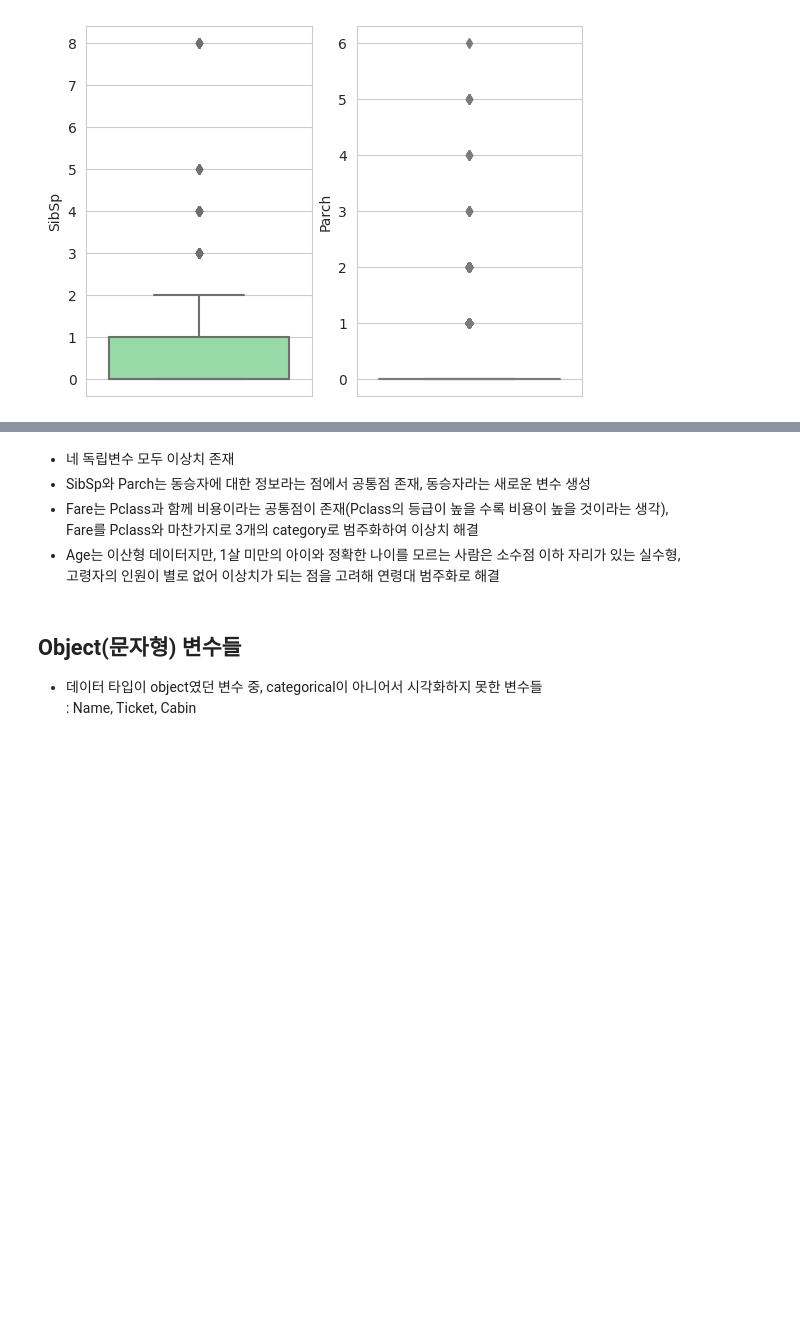
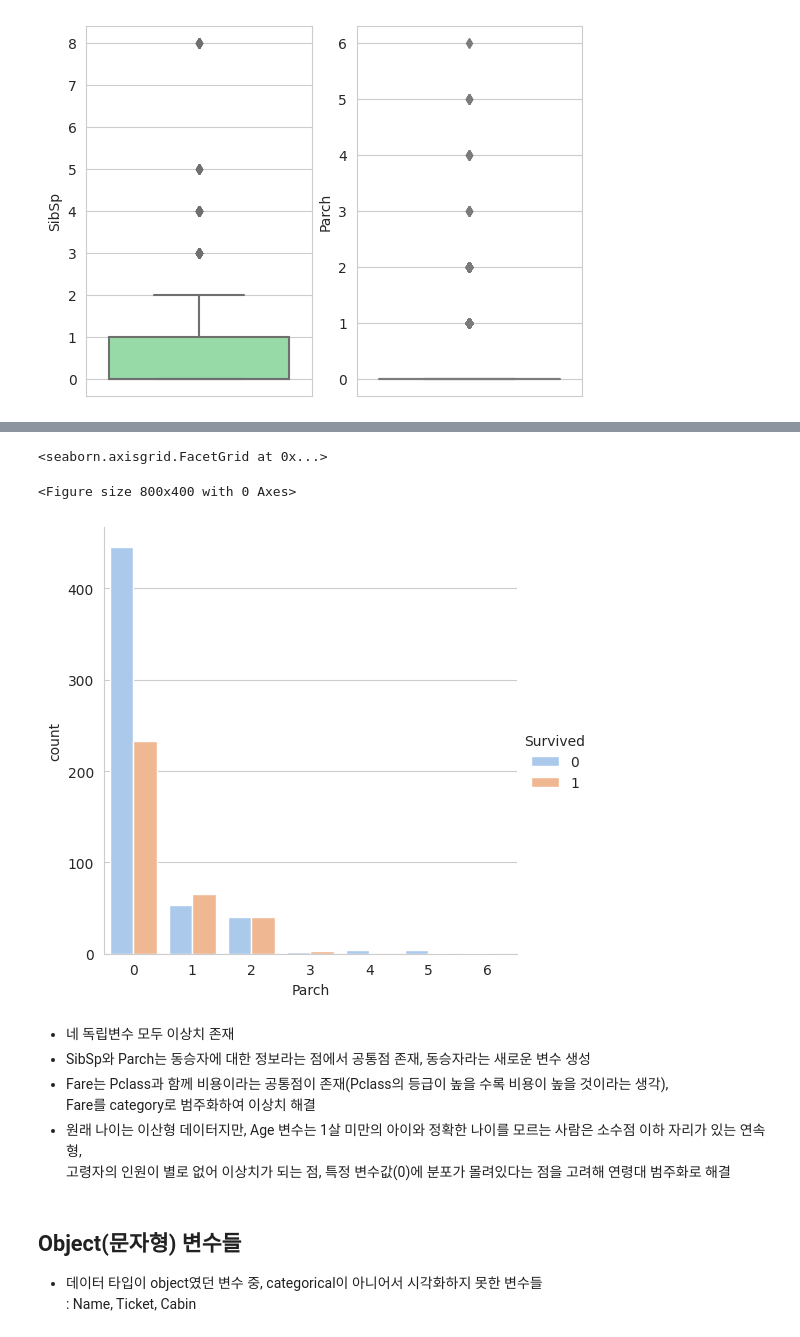
Before and after one commit to MKBD0102/Study, a Jupyter notebook: TitanicPractice_M.ipynb, the cells around one changed output, grey strips where cells are left out. Cells and saved outputs as stored; diff of their text form; code cells hidden in the pictures; blank space fills up the shorter version.

```diff
--- a/TitanicPractice_M.ipynb
+++ b/TitanicPractice_M.ipynb
@@ -315,10 +333,19 @@ sns.boxplot(y = n_train_df['Parch'],color=colors[3],ax=axes2[1])
+# %%
+plt.figure(figsize=(8,4))
+
+sns.set_style('whitegrid')
+sns.catplot(train_df, x='Parch', hue = 'Survived', palette = colors, kind = 'count')
+# %% [output]
+<seaborn.axisgrid.FacetGrid at 0x...>
+<Figure size 800x400 with 0 Axes>
+[figure, added]
 # %% [markdown]
 - 네 독립변수 모두 이상치 존재
 - SibSp와 Parch는 동승자에 대한 정보라는 점에서 공통점 존재, 동승자라는 새로운 변수 생성
 - Fare는 Pclass과 함께 비용이라는 공통점이 존재(Pclass의 등급이 높을 수록 비용이 높을 것이라는 생각),
-  Fare를 Pclass와 마찬가지로 3개의 category로 범주화하여 이상치 해결
-- Age는 이산형 데이터지만, 1살 미만의 아이와 정확한 나이를 모르는 사람은 소수점 이하 자리가 있는 실수형,
-  고령자의 인원이 별로 없어 이상치가 되는 점을 고려해 연령대 범주화로 해결
+  Fare를 category로 범주화하여 이상치 해결
+- 원래 나이는 이산형 데이터지만, Age 변수는 1살 미만의 아이와 정확한 나이를 모르는 사람은 소수점 이하 자리가 있는 연속형,
+  고령자의 인원이 별로 없어 이상치가 되는 점, 특정 변수값(0)에 분포가 몰려있다는 점을 고려해 연령대 범주화로 해결
 # %% [markdown]
 ## Object(문자형) 변수들
 - 데이터 타입이 object였던 변수 중, categorical이 아니어서 시각화하지 못한 변수들
```
Also changed, not shown: parts of 8 cells of this notebook.
